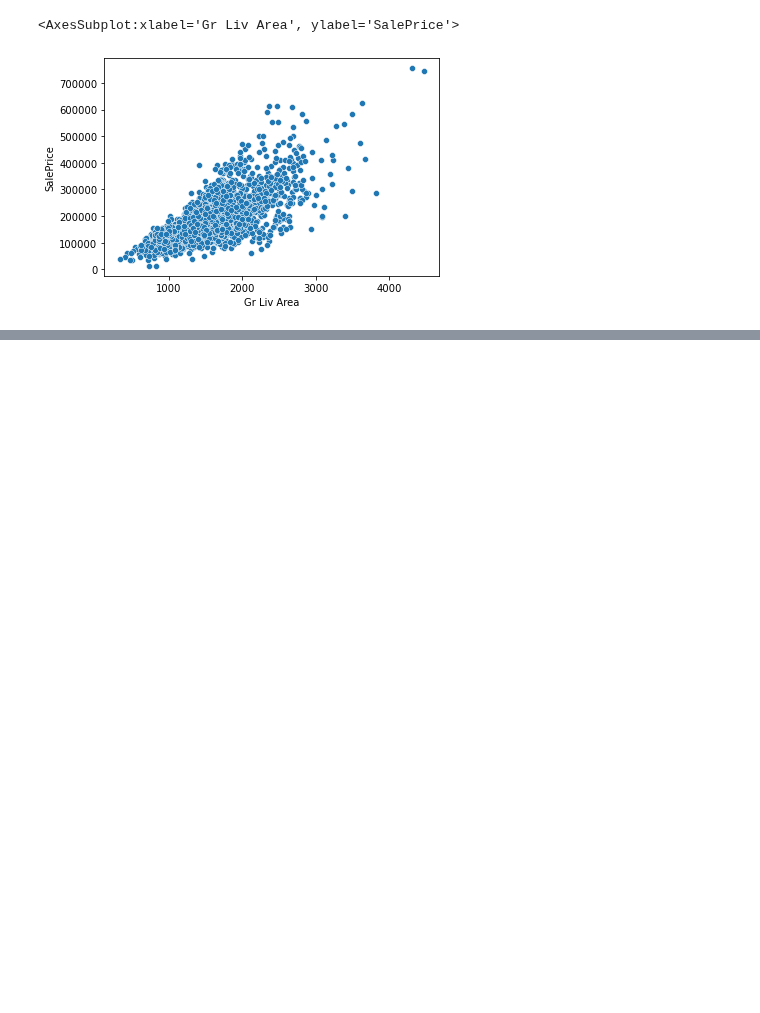
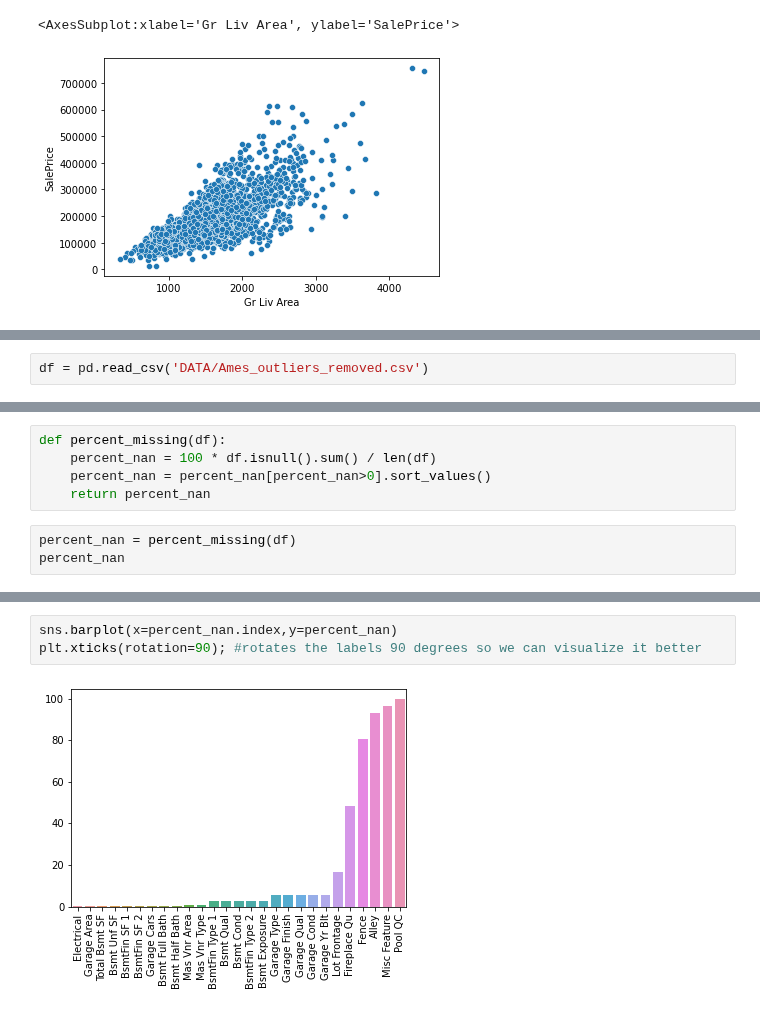
Before and after one commit to Daniel-Aguila/MLandDS, a Jupyter notebook: featureEngineering.ipynb, the cells around one changed output, grey strips where cells are left out. Cells and saved outputs as stored; diff of their text form; blank space fills up the shorter version.

Commit message:
missing data - evaluation

```diff
--- a/featureEngineering.ipynb
+++ b/featureEngineering.ipynb
@@ -150,0 +172,2 @@ sns.scatterplot(x='Gr Liv Area', y='SalePrice', data=df)
+# %%
+df = pd.read_csv('DATA/Ames_outliers_removed.csv')
@@ -150,0 +207,8 @@ sns.scatterplot(x='Gr Liv Area', y='SalePrice', data=df)
+# %%
+def percent_missing(df):
+    percent_nan = 100 * df.isnull().sum() / len(df)
+    percent_nan = percent_nan[percent_nan>0].sort_values()
+    return percent_nan
+# %%
+percent_nan = percent_missing(df)
+percent_nan
@@ -150,0 +233,5 @@ sns.scatterplot(x='Gr Liv Area', y='SalePrice', data=df)
+# %%
+sns.barplot(x=percent_nan.index,y=percent_nan)
+plt.xticks(rotation=90); #rotates the labels 90 degrees so we can visualize it better
+# %% [output]
+[figure, added]
```
Also changed, not shown: parts of 5 cells of this notebook.
